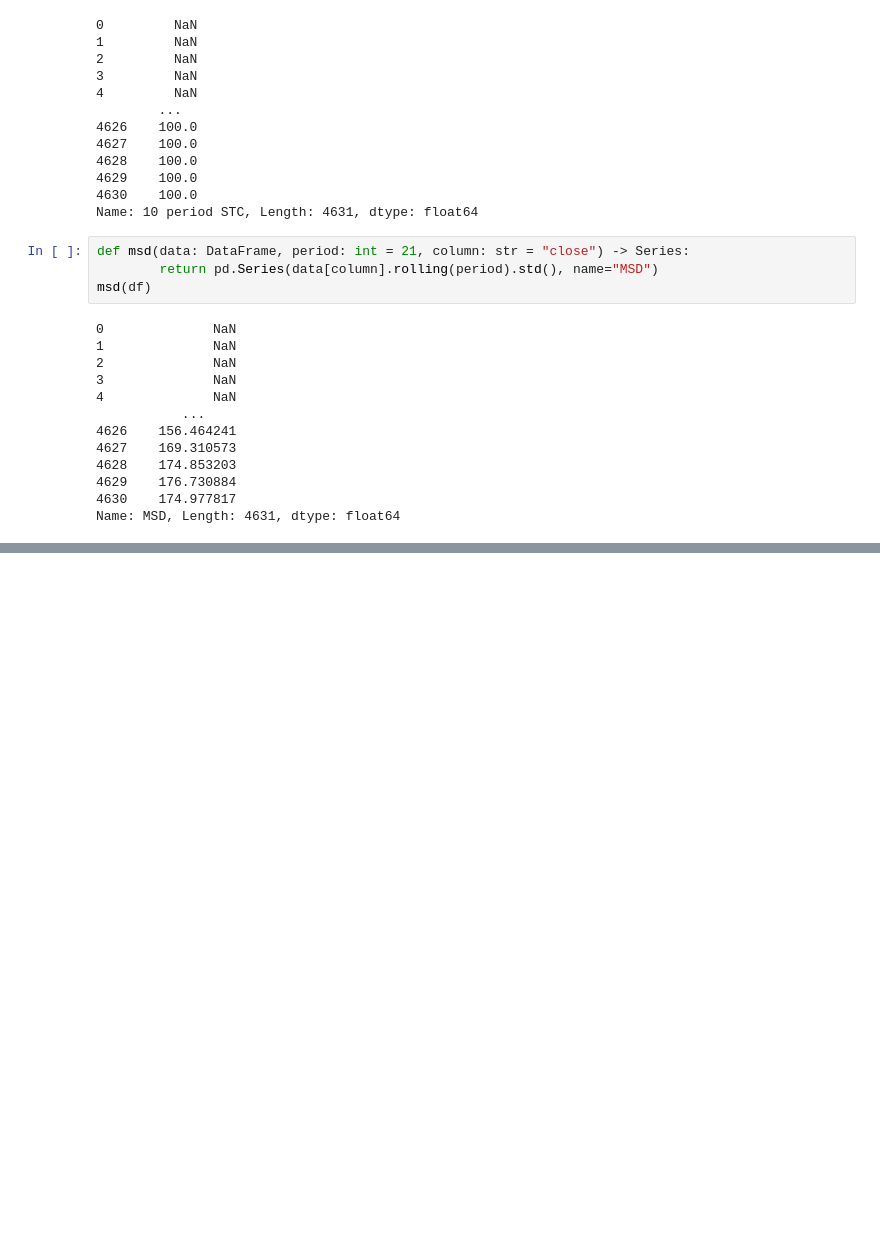
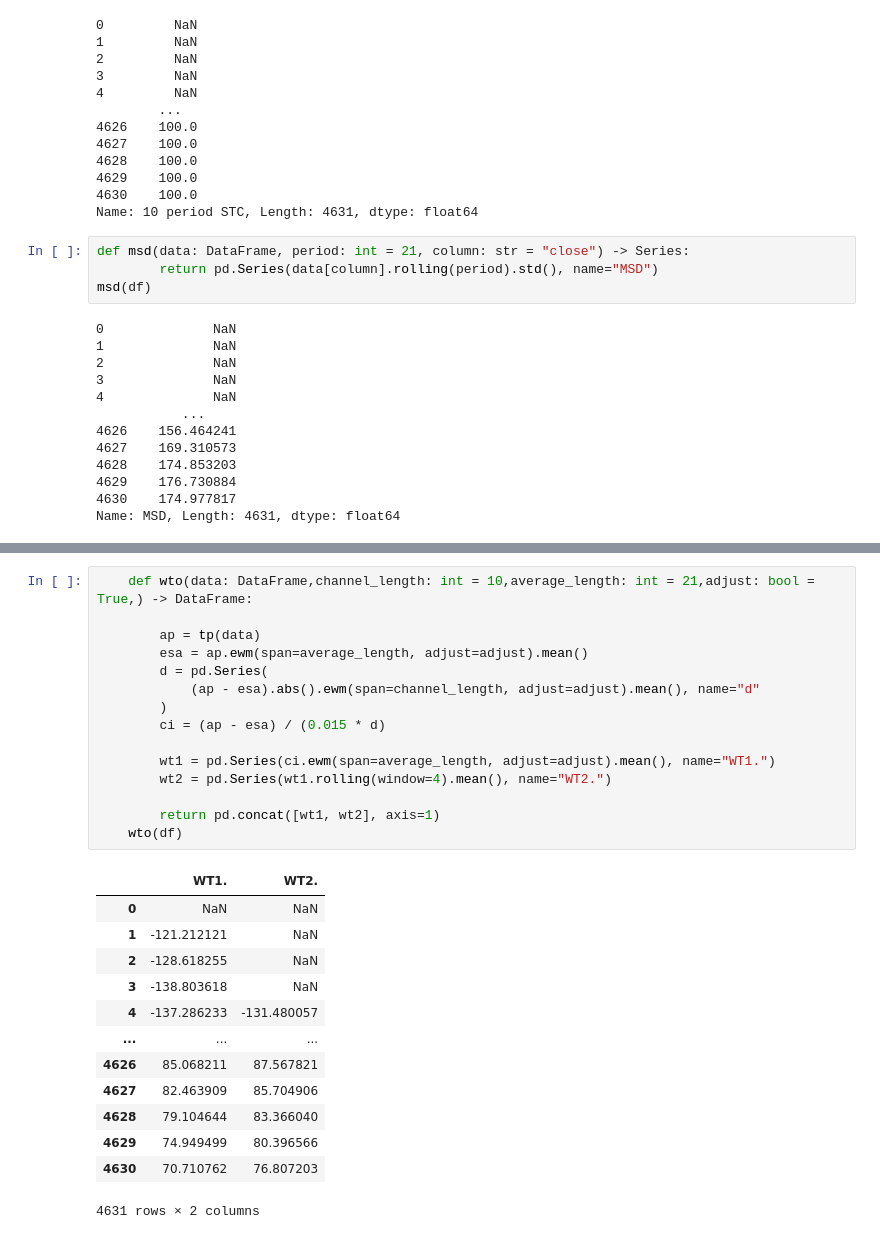
Before and after one commit to divyanshu-kunwar/StatisticIndicators, a Jupyter notebook: indicator-S.ipynb, the cells around one changed output, grey strips where cells are left out. Saved outputs shown, nothing was run; the diff lists cells and outputs as text; blank space fills up the shorter version.

```diff
--- a/indicator-S.ipynb
+++ b/indicator-S.ipynb
@@ -1508,0 +1509,29 @@ Name: 10 period FISH., Length: 4631, dtype: float64
+# %%
+    def wto(data: DataFrame,channel_length: int = 10,average_length: int = 21,adjust: bool = True,) -> DataFrame:
+
+        ap = tp(data)
+        esa = ap.ewm(span=average_length, adjust=adjust).mean()
+        d = pd.Series(
+            (ap - esa).abs().ewm(span=channel_length, adjust=adjust).mean(), name="d"
+        )
+        ci = (ap - esa) / (0.015 * d)
+
+        wt1 = pd.Series(ci.ewm(span=average_length, adjust=adjust).mean(), name="WT1.")
+        wt2 = pd.Series(wt1.rolling(window=4).mean(), name="WT2.")
+
+        return pd.concat([wt1, wt2], axis=1)
+    wto(df)
+# %% [output]
+|  | WT1. | WT2. |
+| 0 | NaN | NaN |
+| 1 | -121.212121 | NaN |
+| 2 | -128.618255 | NaN |
+| 3 | -138.803618 | NaN |
+| 4 | -137.286233 | -131.480057 |
+| ... | ... | ... |
+| 4626 | 85.068211 | 87.567821 |
+| 4627 | 82.463909 | 85.704906 |
+| 4628 | 79.104644 | 83.366040 |
+| 4629 | 74.949499 | 80.396566 |
+| 4630 | 70.710762 | 76.807203 |
+4631 rows × 2 columns
```
Also changed, not shown: parts of 14 cells of this notebook.
